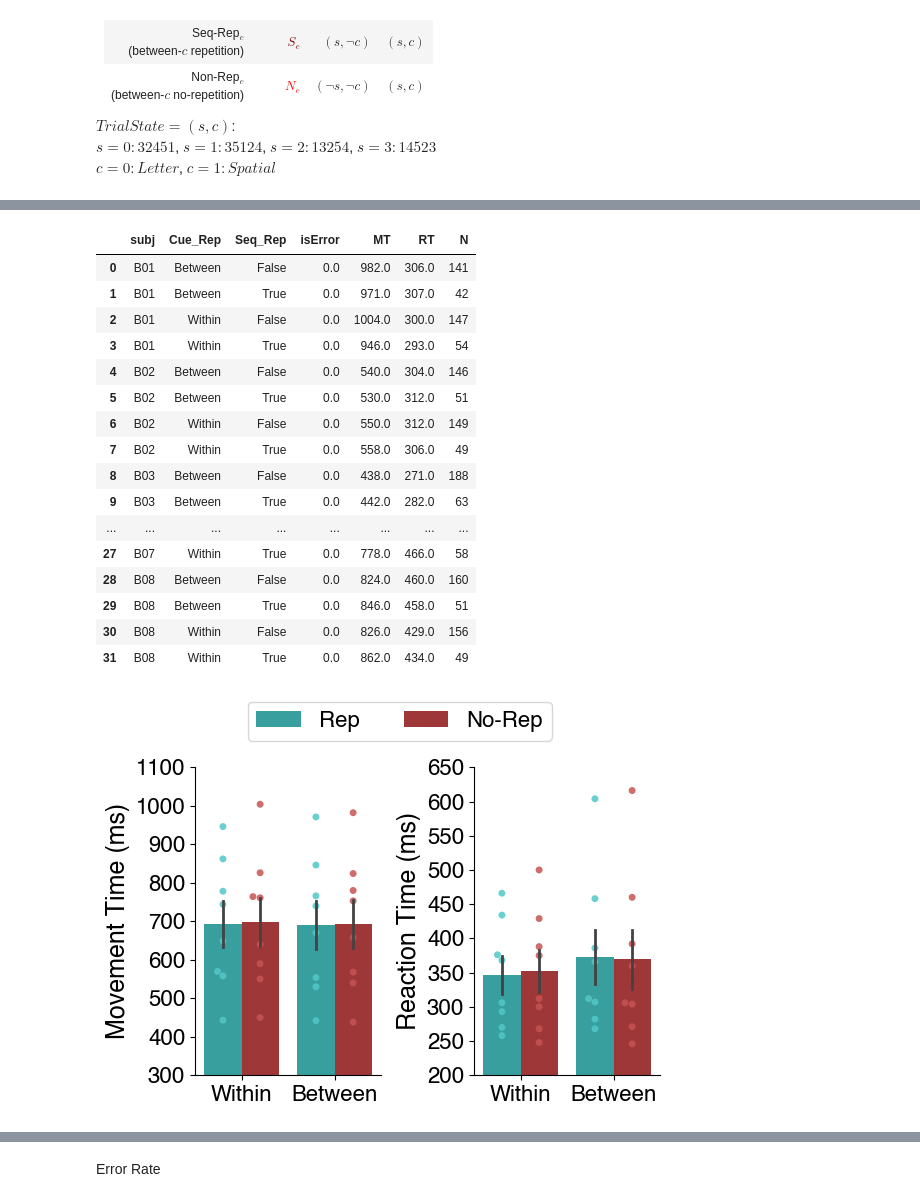
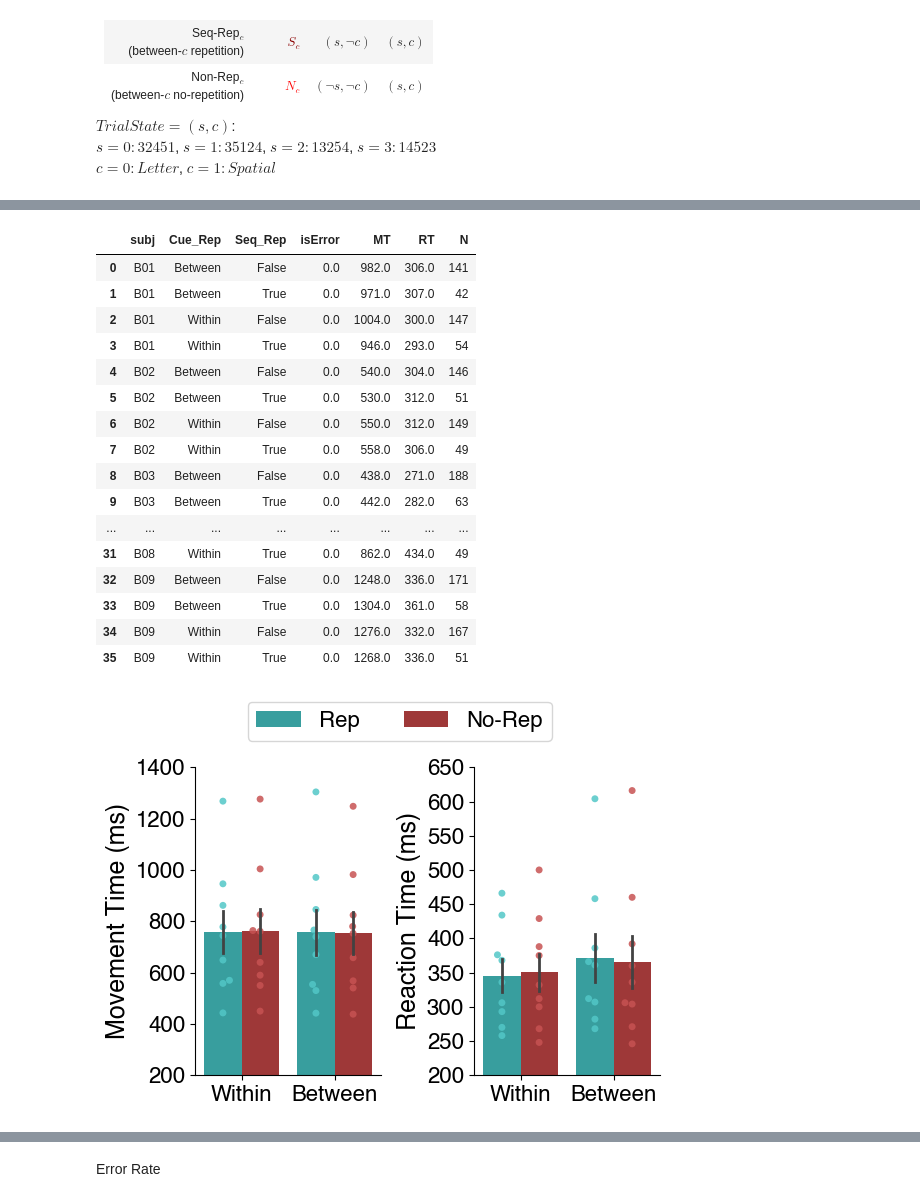
Before and after one commit to psb629/SeqSpatialSupp_fMRI, a Jupyter notebook: Notebook/behav.sslb2.ipynb, the cells around one changed output, grey strips where cells are left out. Drawn from its saved outputs; the diff is of its cells as text; code cells hidden in the pictures.

```diff
--- a/Notebook/behav.sslb2.ipynb
+++ b/Notebook/behav.sslb2.ipynb
@@ -47,6 +47,6 @@ mpl.rcParams['font.family'] = 'Helvetica'
 dir_behav = su.get_dir_behav()
 # %%
 # list_sn = su.get_list_sn()
-list_sn = ['01', '02', '03', '04', '05', '06', '07', '08']
+list_sn = ['01', '02', '03', '04', '05', '06', '07', '08', '09']
 list_sn
 # %% [output]
@@ -246,11 +247,11 @@ dg_groupby
 | 8 | B03 | Between | False | 0.0 | 438.0 | 271.0 | 188 |
 | 9 | B03 | Between | True | 0.0 | 442.0 | 282.0 | 63 |
 | ... | ... | ... | ... | ... | ... | ... | ... |
-| 27 | B07 | Within | True | 0.0 | 778.0 | 466.0 | 58 |
-| 28 | B08 | Between | False | 0.0 | 824.0 | 460.0 | 160 |
-| 29 | B08 | Between | True | 0.0 | 846.0 | 458.0 | 51 |
-| 30 | B08 | Within | False | 0.0 | 826.0 | 429.0 | 156 |
 | 31 | B08 | Within | True | 0.0 | 862.0 | 434.0 | 49 |
+| 32 | B09 | Between | False | 0.0 | 1248.0 | 336.0 | 171 |
+| 33 | B09 | Between | True | 0.0 | 1304.0 | 361.0 | 58 |
+| 34 | B09 | Within | False | 0.0 | 1276.0 | 332.0 | 167 |
+| 35 | B09 | Within | True | 0.0 | 1268.0 | 336.0 | 51 |
 # %%
 hue_order = [True,False]
 order = ['Within','Between']
@@ -283,35 +284,35 @@ for ii, feature in enumerate(['MT','RT']):
 
 #     # g.grid(axis='y')
     if ii == 0:
         ylabel = 'Movement Time (ms)'
-        g.set_ylim(300,1100)
+        g.set_ylim(300,1350)
         g.legend(
             handles[2:], ['Rep','No-Rep'],
             loc='lower center', bbox_to_anchor=(1.1, 1.05),
             ncol=2, fontsize=16
         )
     elif ii == 1:
         ylabel = 'Reaction Time (ms)'
         g.set_ylim(200,650)
     g.set_ylabel(ylabel, fontsize=18)
 
     g.set_xlabel('')
     xticks = g.get_xticks()
     g.set_xticks(xticks)
     xticklabels = g.get_xticklabels()
     g.set_xticklabels(xticklabels, fontsize=16)
     # g.set_ylabel(ylabel,fontsize=20)
     yticks = g.get_yticks().astype(int)
     g.set_yticks(yticks)
     g.set_yticklabels(yticks, fontsize=16)
 #     # g.set_title('session %s'%sess,fontsize=16)
     g.spines['right'].set_visible(False)
     g.spines['top'].set_visible(False)
 
 plt.subplots_adjust(wspace=0.5)
 # # fig.tight_layout()
 # %% [output]
-[figure, old version]
+[figure, new version]
 # %%
 for ii, value in enumerate(['MT','RT']):
     print(value)
```
Also changed, not shown: parts of 10 cells of this notebook, 1 other file.
